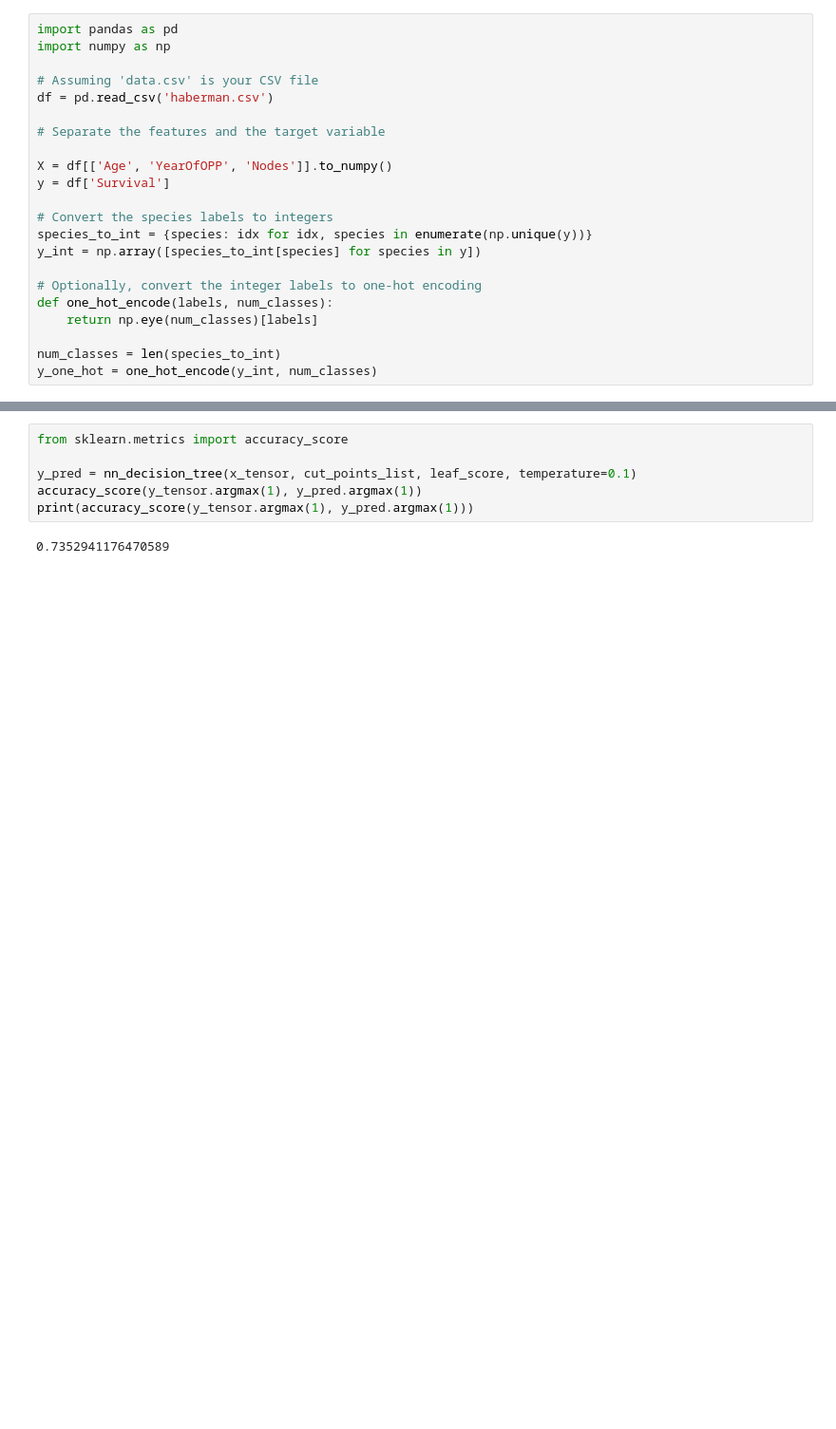
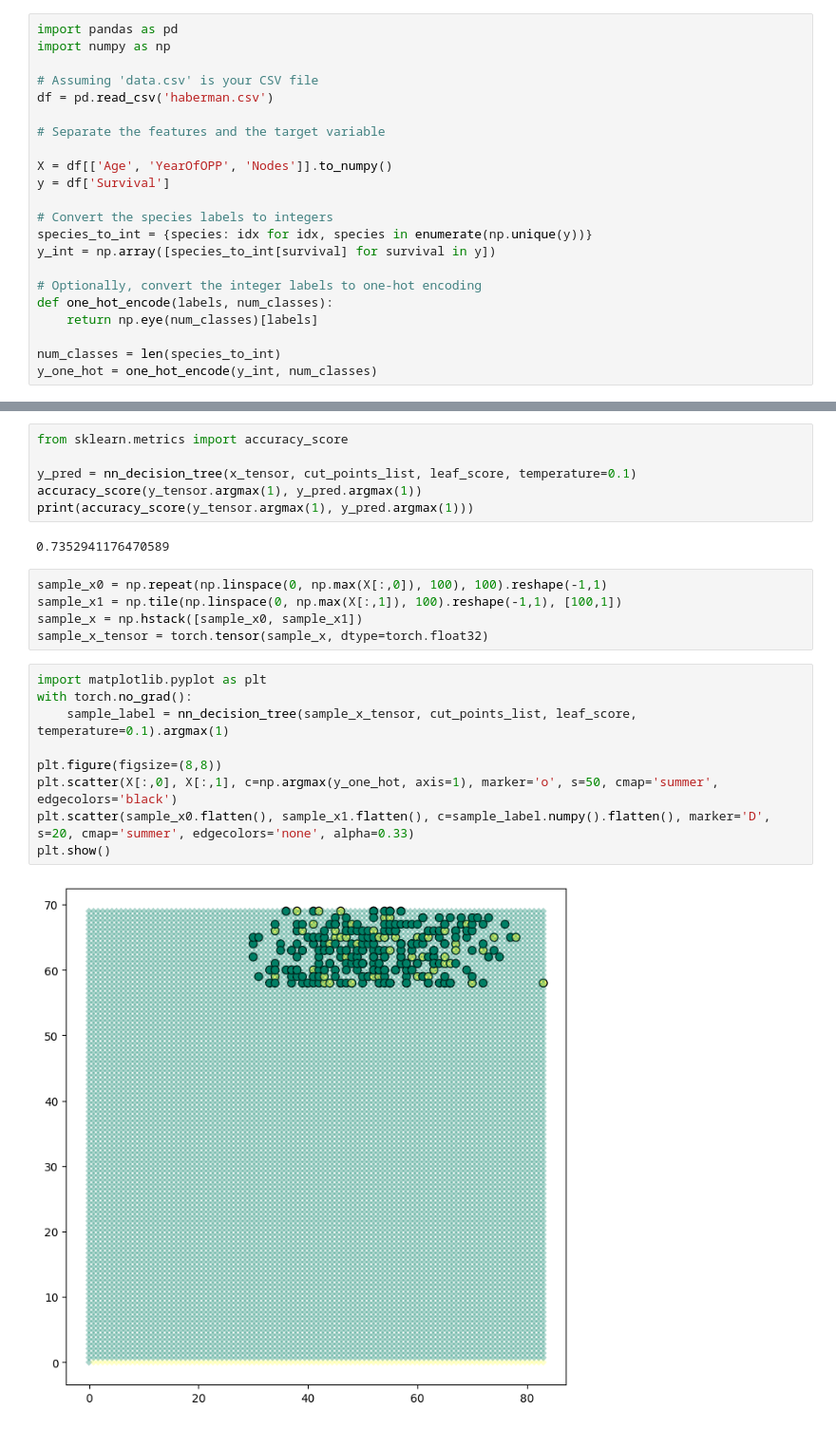
Before and after one commit to rsaif22/COMP-551, a Jupyter notebook: DATASETS/haberman_DNDT.ipynb, the cells around one changed output, grey strips where cells are left out. Shown: that part at 95% size. Saved outputs shown, nothing was run; the diff lists cells and outputs as text; blank space fills up the shorter version.

```diff
--- a/DATASETS/haberman_DNDT.ipynb
+++ b/DATASETS/haberman_DNDT.ipynb
@@ -19,7 +19,7 @@ y = df['Survival']
 
 # Convert the species labels to integers
 species_to_int = {species: idx for idx, species in enumerate(np.unique(y))}
-y_int = np.array([species_to_int[species] for species in y])
+y_int = np.array([species_to_int[survival] for survival in y])
 
 # Optionally, convert the integer labels to one-hot encoding
 def one_hot_encode(labels, num_classes):
@@ -83,3 +83,19 @@ accuracy_score(y_tensor.argmax(1), y_pred.argmax(1))
 print(accuracy_score(y_tensor.argmax(1), y_pred.argmax(1)))
 # %% [output]
 0.7352941176470589
+# %%
+sample_x0 = np.repeat(np.linspace(0, np.max(X[:,0]), 100), 100).reshape(-1,1)
+sample_x1 = np.tile(np.linspace(0, np.max(X[:,1]), 100).reshape(-1,1), [100,1])
+sample_x = np.hstack([sample_x0, sample_x1])
+sample_x_tensor = torch.tensor(sample_x, dtype=torch.float32)
+# %%
+import matplotlib.pyplot as plt
+with torch.no_grad():
+    sample_label = nn_decision_tree(sample_x_tensor, cut_points_list, leaf_score, temperature=0.1).argmax(1)
+
+plt.figure(figsize=(8,8))
+plt.scatter(X[:,0], X[:,1], c=np.argmax(y_one_hot, axis=1), marker='o', s=50, cmap='summer', edgecolors='black')
+plt.scatter(sample_x0.flatten(), sample_x1.flatten(), c=sample_label.numpy().flatten(), marker='D', s=20, cmap='summer', edgecolors='none', alpha=0.33)
+plt.show()
+# %% [output]
+[figure, added]
```
Also changed, not shown: parts of 2 cells of this notebook, 7 other files.
